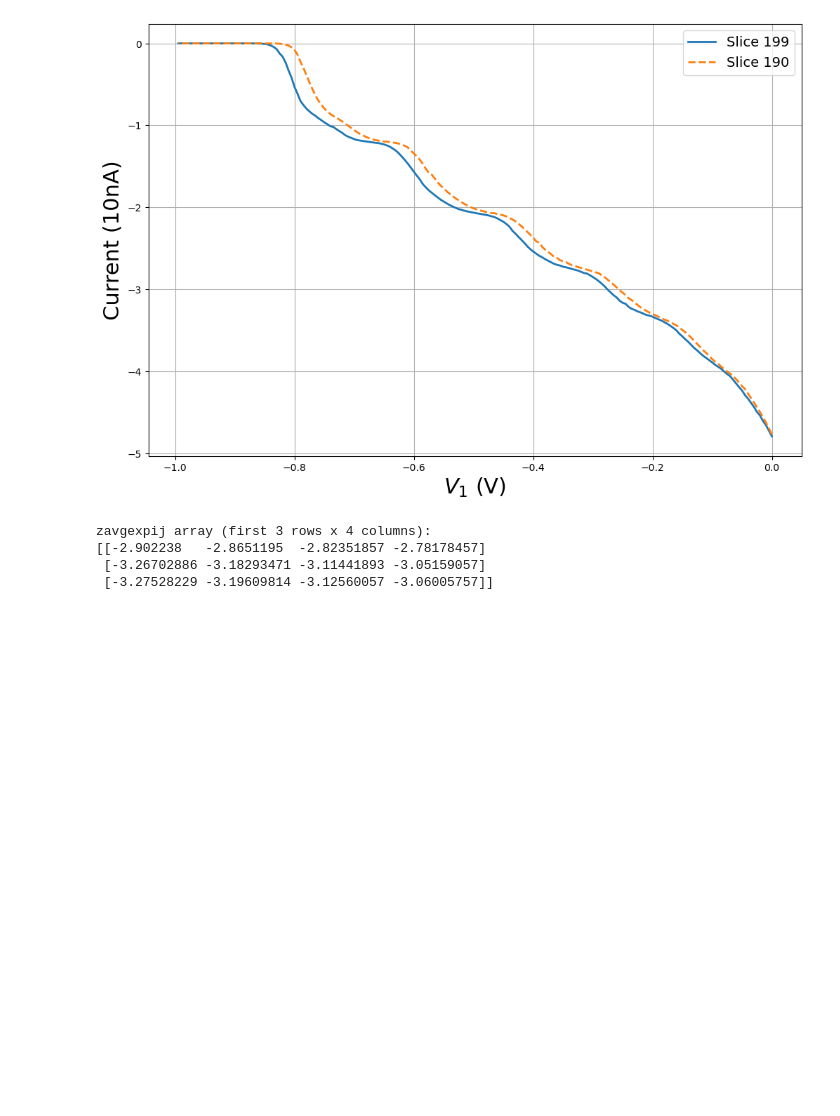
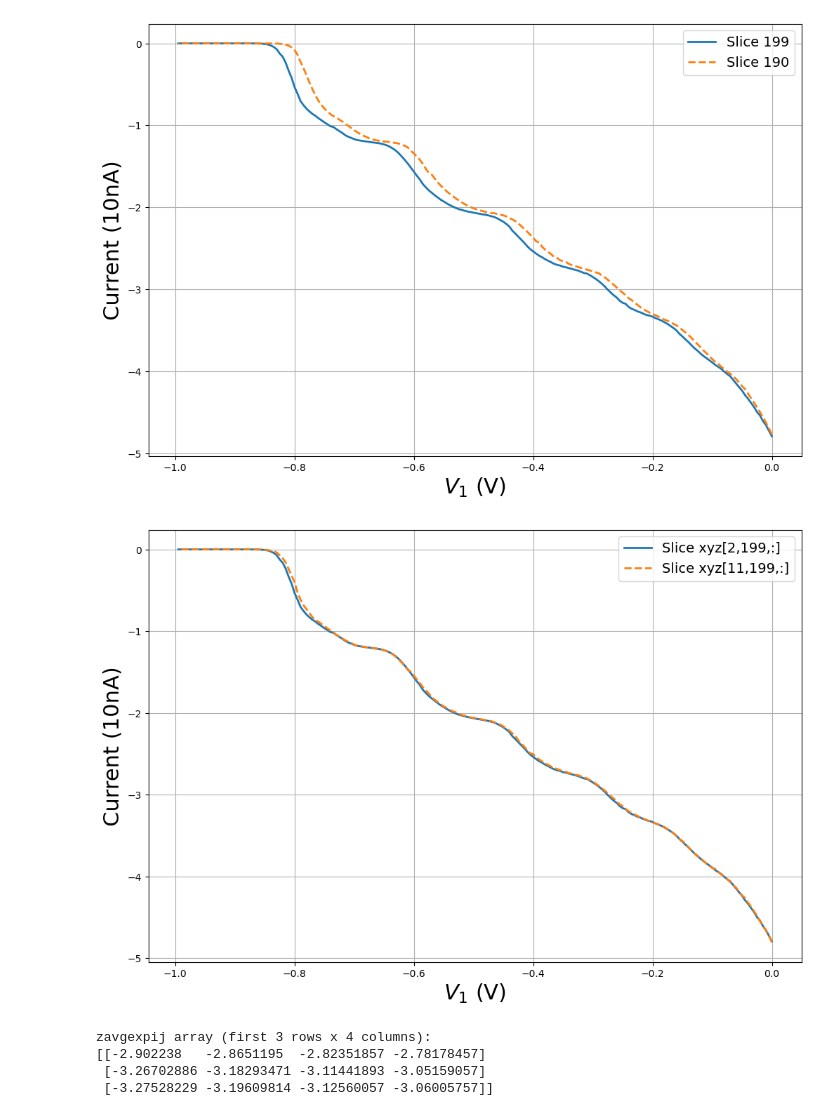
Before and after one commit to namkimfi/knn_ivvg, a Jupyter notebook: 20250217_plot for analysis.ipynb, the cells around one changed output. Cells and saved outputs as stored; diff of their text form; code cells hidden in the pictures; blank space fills up the shorter version.

```diff
--- a/20250217_plot for analysis.ipynb
+++ b/20250217_plot for analysis.ipynb
@@ -134,6 +148,22 @@ plt.show()
 plt.close()
 # %% [output]
 [figure]
+# %%
+plt.figure(figsize=(12, 8))
+
+# Plot both lines
+plt.plot(B[0,:], xyz[2,199,:], linewidth=2, label='Slice xyz[2,199,:]')
+plt.plot(B[0,:], xyz[11,199,:], linewidth=2, label='Slice xyz[11,199,:]', linestyle='--')  # Using dashed line for second plot
+
+plt.xlabel('$V_1$ (V)', fontsize=22)
+plt.ylabel('Current (10nA)', fontsize=22)
+plt.grid(True)
+plt.legend(fontsize=14)  # Add legend to distinguish the lines
+plt.savefig('fig_iv_reprod.pdf')
+plt.show()
+plt.close()
+# %% [output]
+[figure, added]
 # %%
 # Create array for averages
 zavgexpij = np.zeros((200, 200))  # 2D array since we're averaging across experiments
```
Also changed, not shown: parts of 22 cells of this notebook.
